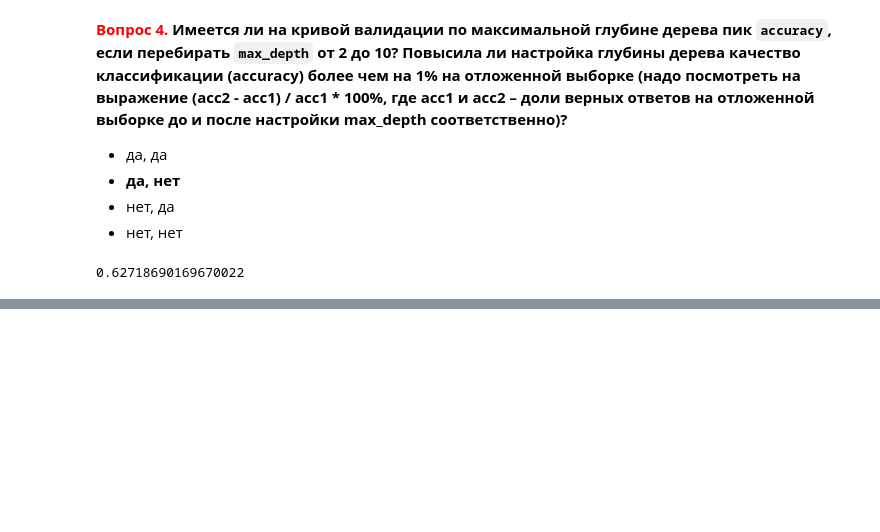
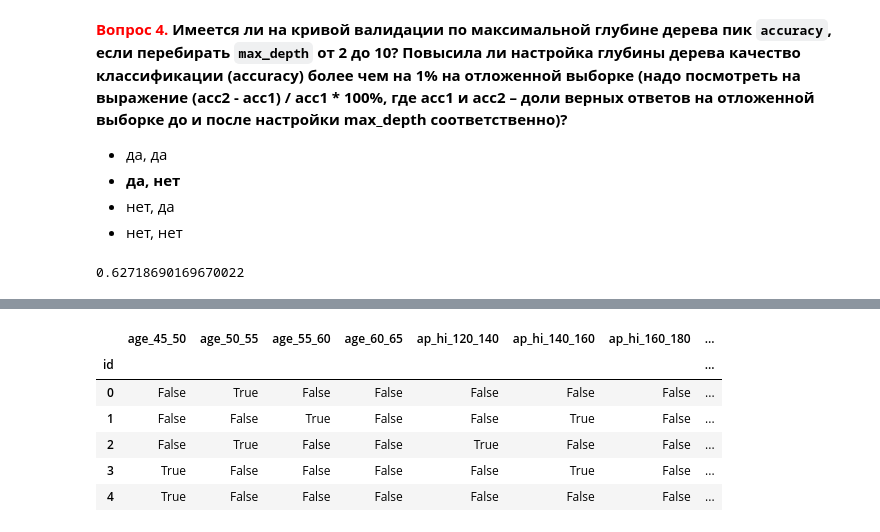
Before and after one commit to Eldar7/mlcourse_open, a Jupyter notebook: jupyter_russian/homeworks/hw3_session3_decision_trees.ipynb, the cells around one changed output, grey strips where cells are left out. Saved outputs shown, nothing was run; the diff lists cells and outputs as text; code cells hidden in the pictures; blank space fills up the shorter version.

```diff
--- a/jupyter_russian/homeworks/hw3_session3_decision_trees.ipynb
+++ b/jupyter_russian/homeworks/hw3_session3_decision_trees.ipynb
@@ -552,0 +578,4 @@ plt.scatter(max_depth, av_score_test)
+# %%
+ndf['cholesterol_1'] = pd.get_dummies(df.cholesterol)[1]
+ndf['cholesterol_2'] = pd.get_dummies(df.cholesterol)[2]
+ndf['cholesterol_3'] = pd.get_dummies(df.cholesterol)[3]
@@ -552,0 +584,5 @@ plt.scatter(max_depth, av_score_test)
+# %%
+ndf['male'] = df.gender-1
+# %%
+ndf['smoke'] = df['smoke']
+ndf['male'] = df['smoke']
@@ -552,0 +608,10 @@ plt.scatter(max_depth, av_score_test)
+# %%
+ndf.head()
+# %% [output]
+|  | age_45_50 | age_50_55 | age_55_60 | age_60_65 | ap_hi_120_140 | ap_hi_140_160 | ap_hi_160_180 | ... |
+| id |  |  |  |  |  |  |  | ... |
+| 0 | False | True | False | False | False | False | False | ... |
+| 1 | False | False | True | False | False | True | False | ... |
+| 2 | False | True | False | False | True | False | False | ... |
+| 3 | True | False | False | False | False | True | False | ... |
+| 4 | True | False | False | False | False | False | False | ... |
```
Also changed, not shown: parts of 11 cells of this notebook.
